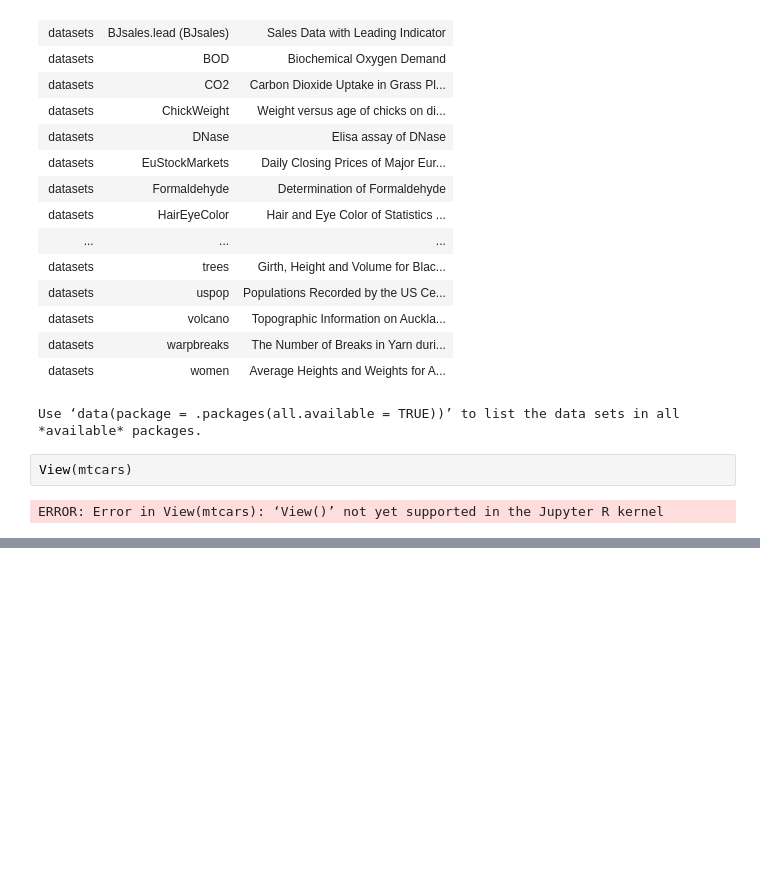
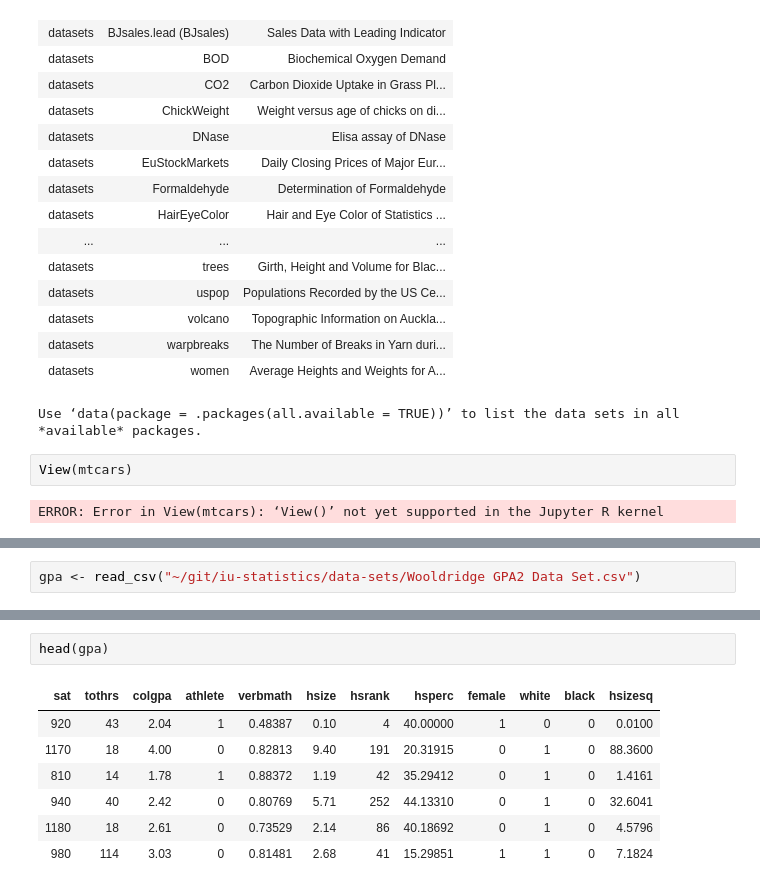
Before and after one commit to muftring/iu-statistics, a Jupyter notebook: exploration/intro-to-r.ipynb, the cells around one changed output, grey strips where cells are left out. Saved outputs shown, nothing was run; the diff lists cells and outputs as text; blank space fills up the shorter version.

Commit message:
Week 2: intro to R, importing data sets

```diff
--- a/exploration/intro-to-r.ipynb
+++ b/exploration/intro-to-r.ipynb
@@ -32,0 +35,2 @@ ERROR: Error in View(mtcars): ‘View()’ not yet supported in the Jupyter R ke
+# %%
+gpa <- read_csv("~/git/iu-statistics/data-sets/Wooldridge GPA2 Data Set.csv")
@@ -32,0 +53,10 @@ ERROR: Error in View(mtcars): ‘View()’ not yet supported in the Jupyter R ke
+# %%
+head(gpa)
+# %% [output]
+| sat | tothrs | colgpa | athlete | verbmath | hsize | hsrank | hsperc | female | white | black | hsizesq |
+| 920 | 43 | 2.04 | 1 | 0.48387 | 0.10 | 4 | 40.00000 | 1 | 0 | 0 | 0.0100 |
+| 1170 | 18 | 4.00 | 0 | 0.82813 | 9.40 | 191 | 20.31915 | 0 | 1 | 0 | 88.3600 |
+| 810 | 14 | 1.78 | 1 | 0.88372 | 1.19 | 42 | 35.29412 | 0 | 1 | 0 | 1.4161 |
+| 940 | 40 | 2.42 | 0 | 0.80769 | 5.71 | 252 | 44.13310 | 0 | 1 | 0 | 32.6041 |
+| 1180 | 18 | 2.61 | 0 | 0.73529 | 2.14 | 86 | 40.18692 | 0 | 1 | 0 | 4.5796 |
+| 980 | 114 | 3.03 | 0 | 0.81481 | 2.68 | 41 | 15.29851 | 1 | 1 | 0 | 7.1824 |
```
Also changed, not shown: parts of 2 cells of this notebook, 1 other file.
